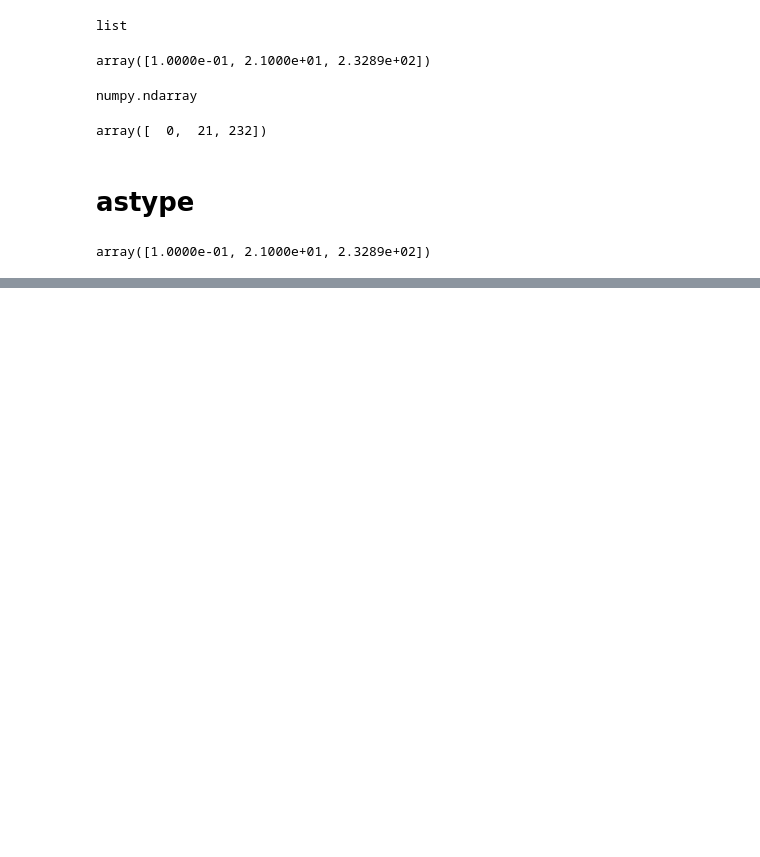
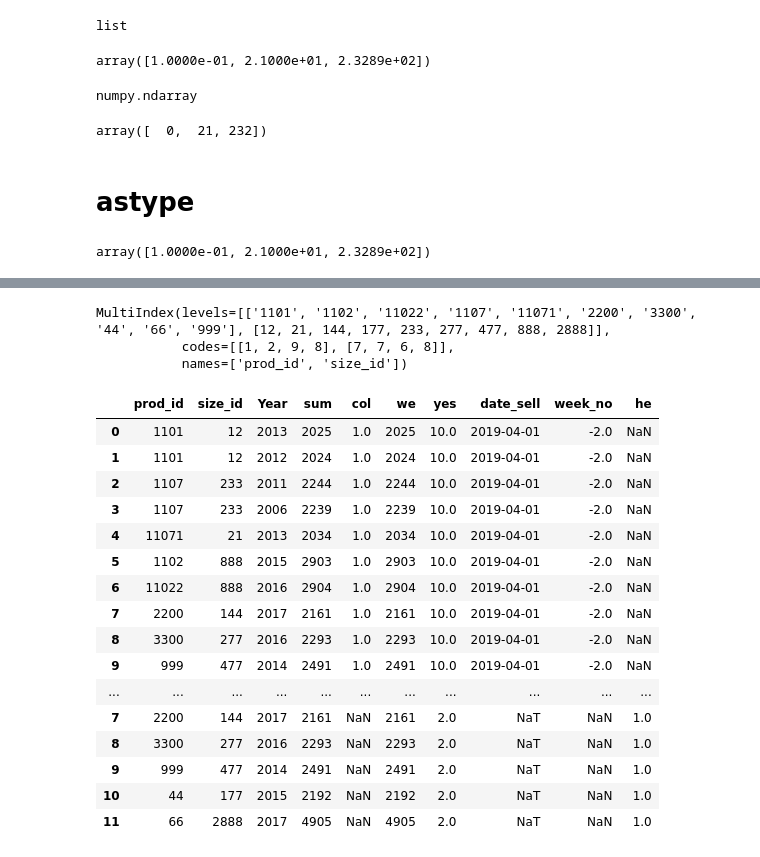
Before and after one commit to liujunnuist/readcode, a Jupyter notebook: learnPandas.ipynb, the cells around one changed output, grey strips where cells are left out. Saved outputs shown, nothing was run; the diff lists cells and outputs as text; code cells hidden in the pictures; blank space fills up the shorter version.

```diff
--- a/learnPandas.ipynb
+++ b/learnPandas.ipynb
@@ -2089,0 +2241,2 @@ array([1.0000e-01, 2.1000e+01, 2.3289e+02])
+# %%
+sale_data.set_index(['prod_id','size_id'], inplace = True)
@@ -2089,0 +2262,6 @@ array([1.0000e-01, 2.1000e+01, 2.3289e+02])
+# %%
+mm
+# %% [output]
+MultiIndex(levels=[['1101', '1102', '11022', '1107', '11071', '2200', '3300', '44', '66', '999'], [12, 21, 144, 177, 233, 277, 477, 888, 2888]],
+           codes=[[1, 2, 9, 8], [7, 7, 6, 8]],
+           names=['prod_id', 'size_id'])
@@ -2089,0 +2274,20 @@ array([1.0000e-01, 2.1000e+01, 2.3289e+02])
+# %%
+org
+# %% [output]
+|  | prod_id | size_id | Year | sum | col | we | yes | date_sell | week_no | he |
+| 0 | 1101 | 12 | 2013 | 2025 | 1.0 | 2025 | 10.0 | 2019-04-01 | -2.0 | NaN |
+| 1 | 1101 | 12 | 2012 | 2024 | 1.0 | 2024 | 10.0 | 2019-04-01 | -2.0 | NaN |
+| 2 | 1107 | 233 | 2011 | 2244 | 1.0 | 2244 | 10.0 | 2019-04-01 | -2.0 | NaN |
+| 3 | 1107 | 233 | 2006 | 2239 | 1.0 | 2239 | 10.0 | 2019-04-01 | -2.0 | NaN |
+| 4 | 11071 | 21 | 2013 | 2034 | 1.0 | 2034 | 10.0 | 2019-04-01 | -2.0 | NaN |
+| 5 | 1102 | 888 | 2015 | 2903 | 1.0 | 2903 | 10.0 | 2019-04-01 | -2.0 | NaN |
+| 6 | 11022 | 888 | 2016 | 2904 | 1.0 | 2904 | 10.0 | 2019-04-01 | -2.0 | NaN |
+| 7 | 2200 | 144 | 2017 | 2161 | 1.0 | 2161 | 10.0 | 2019-04-01 | -2.0 | NaN |
+| 8 | 3300 | 277 | 2016 | 2293 | 1.0 | 2293 | 10.0 | 2019-04-01 | -2.0 | NaN |
+| 9 | 999 | 477 | 2014 | 2491 | 1.0 | 2491 | 10.0 | 2019-04-01 | -2.0 | NaN |
+| ... | ... | ... | ... | ... | ... | ... | ... | ... | ... | ... |
+| 7 | 2200 | 144 | 2017 | 2161 | NaN | 2161 | 2.0 | NaT | NaN | 1.0 |
+| 8 | 3300 | 277 | 2016 | 2293 | NaN | 2293 | 2.0 | NaT | NaN | 1.0 |
+| 9 | 999 | 477 | 2014 | 2491 | NaN | 2491 | 2.0 | NaT | NaN | 1.0 |
+| 10 | 44 | 177 | 2015 | 2192 | NaN | 2192 | 2.0 | NaT | NaN | 1.0 |
+| 11 | 66 | 2888 | 2017 | 4905 | NaN | 4905 | 2.0 | NaT | NaN | 1.0 |
```
Also changed, not shown: parts of 59 cells of this notebook, 1 other file.
